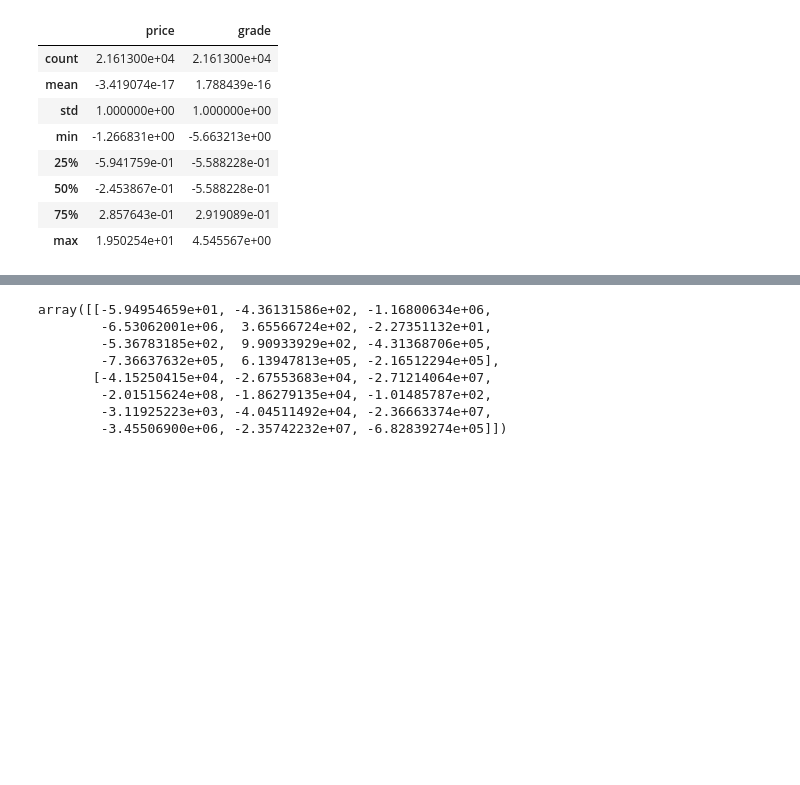
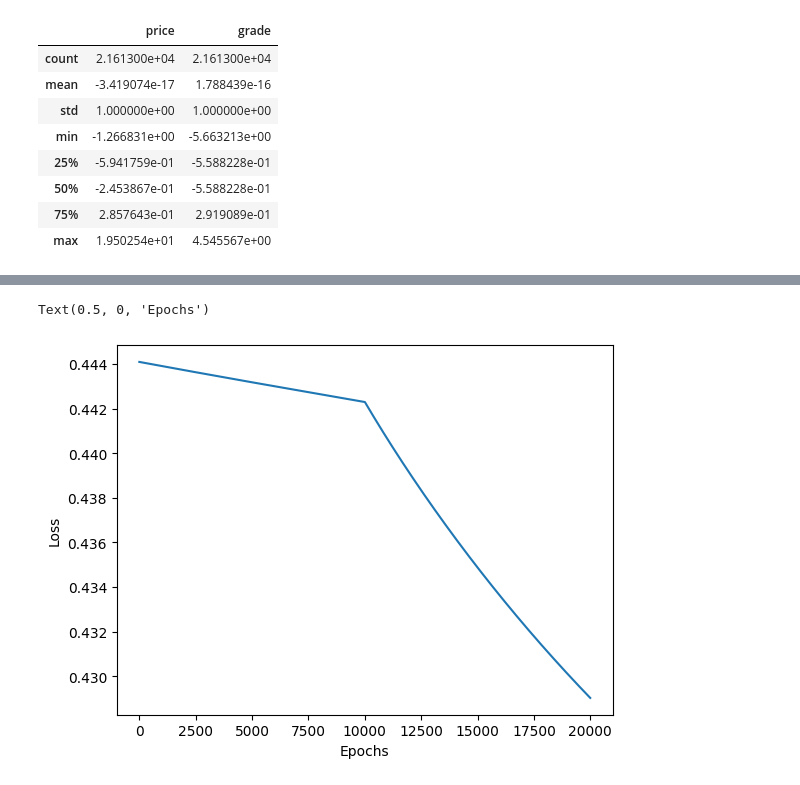
Before and after one commit to AshuAhlawat/SURE-Trust, a Jupyter notebook: G32/Modules/ml/mulitlinear_regression 1.ipynb, the cells around one changed output, grey strips where cells are left out. Drawn from its saved outputs; the diff is of its cells as text; code cells hidden in the pictures; blank space fills up the shorter version.

```diff
--- a/G32/Modules/ml/mulitlinear_regression 1.ipynb
+++ b/G32/Modules/ml/mulitlinear_regression 1.ipynb
@@ -63,61 +101,41 @@ weights, bias
-# %%
-
-def predict(df, weights, bias):
-    pred = np.dot(df, weights.T) + bias
-
-    predictions_df = pd.DataFrame(predictions, columns=["price", "grade"])
-
-    return predictions_df
-
-
-def mean_squared_error(predictions_df, targets):
-    se_df = (predictions_df - targets)**2
-
-    mse = se_df.mean()
-
-    return mse
-# %%
-def w_gradient(inputs, targets, predictions):
-    grads = np.zeros((2,12))
-
-
-    for i,y in enumerate(targets.columns):
-        for j,X in enumerate(inputs.columns):
-
-            grad = (-2*( (targets - predictions)[y] )*inputs[X]).mean()
-            grads[i,j] = grad
-
-    return grads
-
-w_grad = w_gradient(inputs, targets, predictions)
-
-
-def b_gradient():
-    grad = np.zeros((1,2))
-
-
-
-    return grad
-# %% [output]
-array([[-5.94954659e+01, -4.36131586e+02, -1.16800634e+06,
-        -6.53062001e+06,  3.65566724e+02, -2.27351132e+01,
-        -5.36783185e+02,  9.90933929e+02, -4.31368706e+05,
-        -7.36637632e+05,  6.13947813e+05, -2.16512294e+05],
-       [-4.15250415e+04, -2.67553683e+04, -2.71214064e+07,
-        -2.01515624e+08, -1.86279135e+04, -1.01485787e+02,
-        -3.11925223e+03, -4.04511492e+04, -2.36663374e+07,
-        -3.45506900e+06, -2.35742232e+07, -6.82839274e+05]])
+# %%
+
+history = []
 # %%
-for i in range(100):
+lr = 0.001
 
 
+for i in tqdm(range(10000)):
+
     # make a prediction
+    prediction = predict(inputs, weights, bias)
 
     # calculate and print the loss
+    loss = mean_squared_error(targets, prediction)
 
     # calculate gradients
+    w_grad = w_gradient(inputs, targets, prediction)
 
+    b_grad = b_gradient(targets,prediction)
+
+    weights = weights - lr * w_grad
+    bias = bias - lr * b_grad
+
+    history.append({"Price":loss["price"], "Grade":loss["grade"]})
+
+    # if (i+1)%100 == 0:
+    #     print(loss)
     # update weights and biases using the gradients
 
 
 # output the least loss u could get, tweak the learning rate if u want
+# %%
+history_df = pd.DataFrame(history)
+
+
+history_df["Price"].plot(kind="line")
+plt.ylabel("Loss")
+plt.xlabel("Epochs")
+# %% [output]
+Text(0.5, 0, 'Epochs')
+[figure, added]
```
Also changed, not shown: parts of 8 cells of this notebook.
